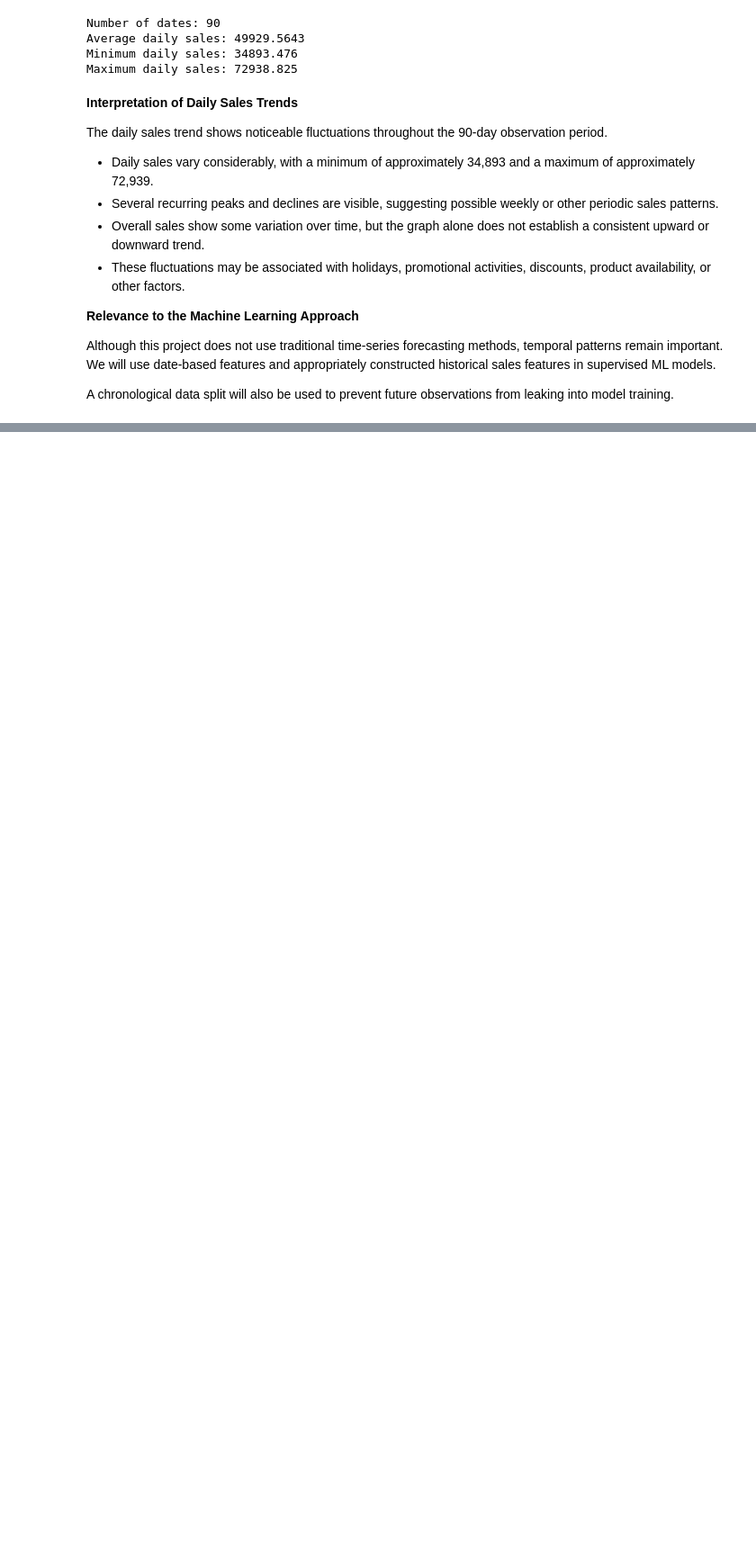
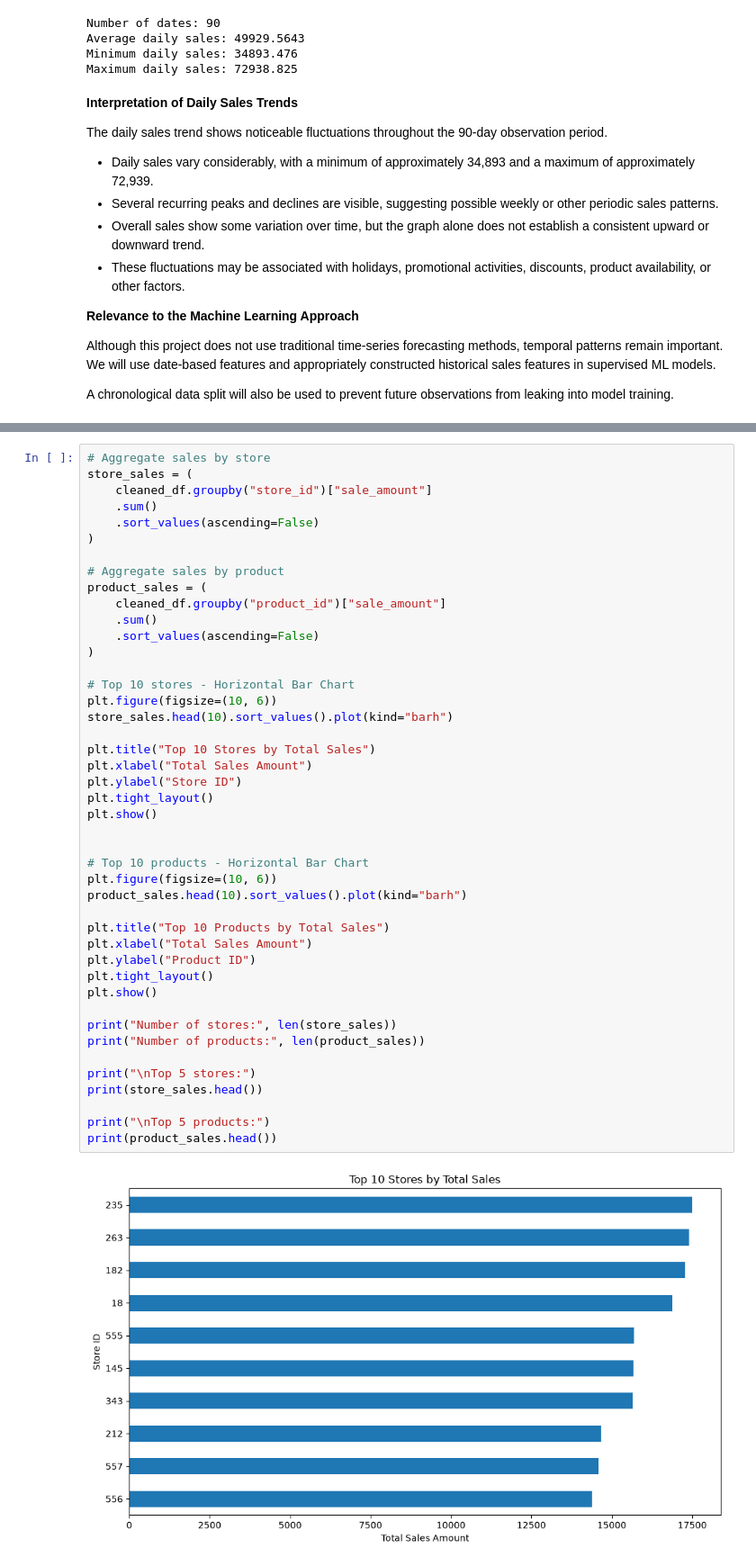
Before and after one commit to 202618049/ML-Project-202618011-And-202618049-, a Jupyter notebook: notebook/FMCG_Demand_Forecasting.ipynb, the cells around one changed output, grey strips where cells are left out. Shown at 90% size. Drawn from its saved outputs; the diff is of its cells as text; blank space fills up the shorter version.

```diff
--- a/notebook/FMCG_Demand_Forecasting.ipynb
+++ b/notebook/FMCG_Demand_Forecasting.ipynb
@@ -1126,0 +1130,46 @@ A chronological data split will also be used to prevent future observations from
+# %%
+# Aggregate sales by store
+store_sales = (
+    cleaned_df.groupby("store_id")["sale_amount"]
+    .sum()
+    .sort_values(ascending=False)
+)
+
+# Aggregate sales by product
+product_sales = (
+    cleaned_df.groupby("product_id")["sale_amount"]
+    .sum()
+    .sort_values(ascending=False)
+)
+
+# Top 10 stores - Horizontal Bar Chart
+plt.figure(figsize=(10, 6))
+store_sales.head(10).sort_values().plot(kind="barh")
+
+plt.title("Top 10 Stores by Total Sales")
+plt.xlabel("Total Sales Amount")
+plt.ylabel("Store ID")
+plt.tight_layout()
+plt.show()
+
+
+# Top 10 products - Horizontal Bar Chart
+plt.figure(figsize=(10, 6))
+product_sales.head(10).sort_values().plot(kind="barh")
+
+plt.title("Top 10 Products by Total Sales")
+plt.xlabel("Total Sales Amount")
+plt.ylabel("Product ID")
+plt.tight_layout()
+plt.show()
+
+print("Number of stores:", len(store_sales))
+print("Number of products:", len(product_sales))
+
+print("\nTop 5 stores:")
+print(store_sales.head())
+
+print("\nTop 5 products:")
+print(product_sales.head())
+# %% [output]
+[figure, added]
```
Also changed, not shown: parts of 60 cells of this notebook.
